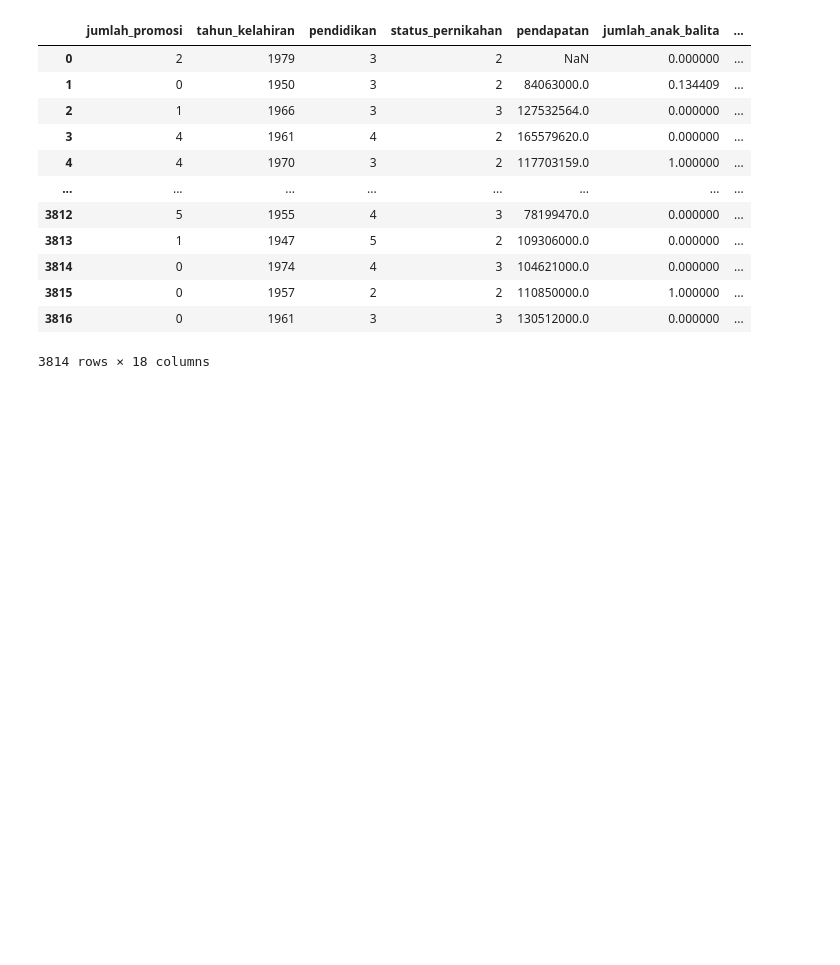
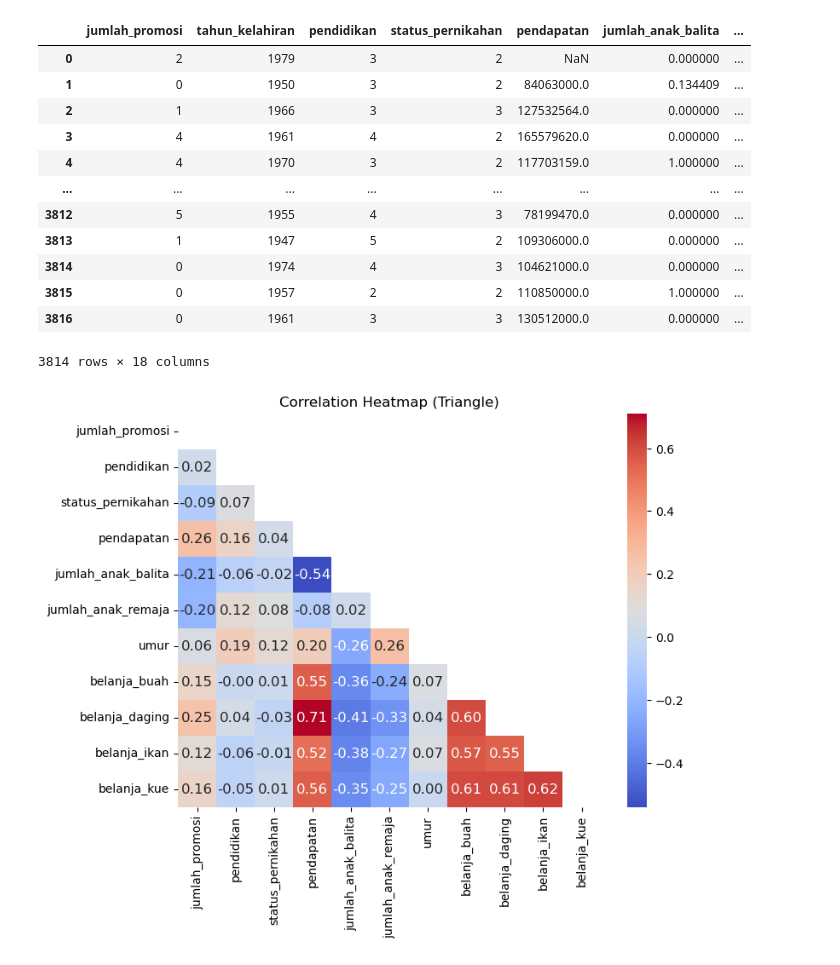
Before and after one commit to xylamaharani/FindIT-Kaggle-Competition, a Jupyter notebook: notebook.ipynb, the cells around one changed output. Drawn from its saved outputs; the diff is of its cells as text; code cells hidden in the pictures; blank space fills up the shorter version.

```diff
--- a/notebook.ipynb
+++ b/notebook.ipynb
@@ -429,3 +431,14 @@ merged_df
 | 3815 | 0 | 1957 | 2 | 2 | 110850000.0 | 1.000000 | ... |
 | 3816 | 0 | 1961 | 3 | 3 | 130512000.0 | 0.000000 | ... |
 3814 rows × 18 columns
+# %%
+correlation_matrix = merged_df[['jumlah_promosi', 'pendidikan', 'status_pernikahan', 'pendapatan', 'jumlah_anak_balita', 'jumlah_anak_remaja', 'umur', 'belanja_buah', 'belanja_daging', 'belanja_ikan', 'belanja_kue']].corr()
+
+mask = np.triu(np.ones_like(correlation_matrix, dtype=bool))
+
+plt.figure(figsize=(8, 6))
+sns.heatmap(correlation_matrix, mask=mask, annot=True, cmap='coolwarm', fmt=".2f", annot_kws={"size": 12})
+plt.title('Correlation Heatmap (Triangle)')
+plt.show()
+# %% [output]
+[figure, added]
```
Also changed, not shown: parts of 3 cells of this notebook, 1 other file.
